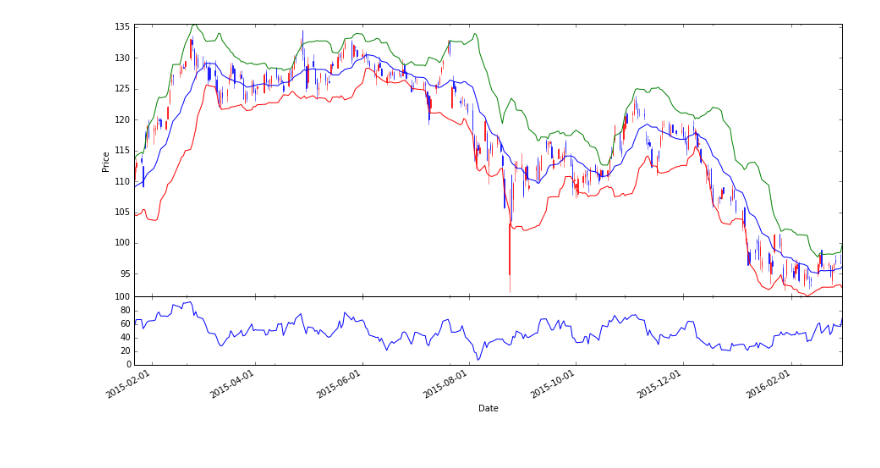
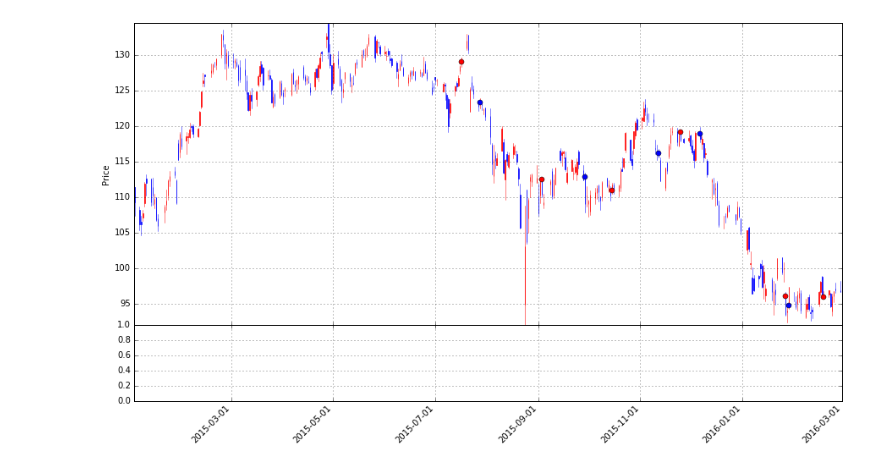
Before and after one commit to hyeonroklee/Quants, a Jupyter notebook: notebook/Quants2Proto.ipynb, the cells around one changed output. Drawn from its saved outputs; the diff is of its cells as text; code cells hidden in the pictures.

```diff
--- a/notebook/Quants2Proto.ipynb
+++ b/notebook/Quants2Proto.ipynb
@@ -23,10 +23,13 @@ import theano.tensor as T
 # %%
 from_date = '2015-01-01'
 to_date = '2016-03-01'
-symbols = ['AAPL','GOOG','AMZN','FB','MSFT','SPY']
+stock_symbols = ['AAPL','GOOG','AMZN','FB','MSFT']
 stocks = {}
-for symbol in symbols:
+for symbol in stock_symbols:
     stocks[symbol] = data.DataReader(symbol,'yahoo',from_date,to_date)
+
+benchmark_symbol = 'SPY'
+benchmark = data.DataReader(benchmark_symbol,'yahoo',from_date,to_date)
 # %%
 class Order(object):
     def __init__(self):
@@ -397,59 +423,55 @@ class MACD(object):
         macd_line.plot(ax=ax)
         macd_signal.plot(ax=ax)
 # %%
-class Stock(object):
-    def __init__(self,symbol,data):
-        self._symbol = symbol
-        self._data = data
-    def compute_alpha_beta(self,benchmark):
-        ret = self._data['Close'].pct_change()[1:].values.reshape(-1,1)
-        benchmart_ret = benchmark['Close'].pct_change()[1:].values.reshape(-1,1)
-        reg = LinearRegression()
-        reg.fit(X=benchmart_ret,y=ret)
-        self._beta = reg.coef_[0,0]
-        self._alpha = reg.intercept_[0]
+def extract_features(data):
+    pass
 
-def initialize(context,data):
-    symbol = 'AAPL'
-    context.s1 = GDCrossStrategy(context)
-    short_ma,long_ma = context.s1.optimize(symbol,data)
-    context.s1.set_params(short_ma,long_ma)
+def construct_training_data(data):
+    pass
 
-    context.i1 = BollingerBand(context)
-    context.i2 = RSI(context)
+def make_model(data):
+    pass
 
-def handle_data(context,data):
-    if context.s1.is_enter(symbol,data):
-        context.order(MarketOrder(symbol,100))
-#         orders = context.s2.isBuying(symbol,data)
-#         if orders is not None:
-#             for order in orders:
-#                 context.order(order)
-    if context.s1.is_exit(symbol,data):
-        context.order(MarketOrder(symbol,-50))
-#         orders = context.s2.isSelling(symbol,data)
-#         if orders is not None:
-#             for order in orders:
-#                 context.order(order)
+def initialize(context,data,benchmark_data):
+    context.strategies = {}
+    for symbol in data:
+        s = GDCrossStrategy(context)
+        s.optimize(symbol,data)
+        context.strategies[symbol] = s
+
+def handle_data(context,data,benchmark_data):
+    for symbol in data:
+        if context.strategies[symbol].is_enter(symbol,data):
+            context.order(MarketOrder(symbol,100))
+        if context.strategies[symbol].is_exit(symbol,data):
+            context.order(MarketOrder(symbol,-100))
 
 symbol = 'AAPL'
-from_date = '2016-02-28'
+from_date = '2015-06-01'
 to_date = '2016-03-01'
 sdata = pd.Panel(stocks)
+bdata = benchmark
 initial_cash = 100000
 
 q = QSystem(from_date,
             to_date,
-            sdata,initial_cash,initialize,handle_data)
+            sdata,bdata,initial_cash,initialize,handle_data)
 q.run()
 q.evaluation()
 ax1,ax2 = q.plot(symbol)
-q._context.i1.plot(symbol,q._data,ax1)
 
-r = RSI()
-r.plot(symbol,sdata,ax2)
+# print bdata.loc[pd.Timestamp('2015-01-05'),:]
+
+# b = BollingerBand()
+# b.plot(symbol,sdata,ax1)
+# print b.get_value(symbol,sdata)
+
+# r = RSI()
+# r.plot(symbol,sdata,ax2)
+# print r.get_value(symbol,sdata)
 
 # m = MACD()
+# print m.get_value(symbol,sdata)
 # m.plot(symbol,sdata,ax2)
 
 # print price
@@ -464,3 +492,3 @@ total valuation :  100000.0
 #########################
-[figure, old version]
+[figure, new version]
 # %%
```
Also changed, not shown: parts of 4 cells of this notebook.
